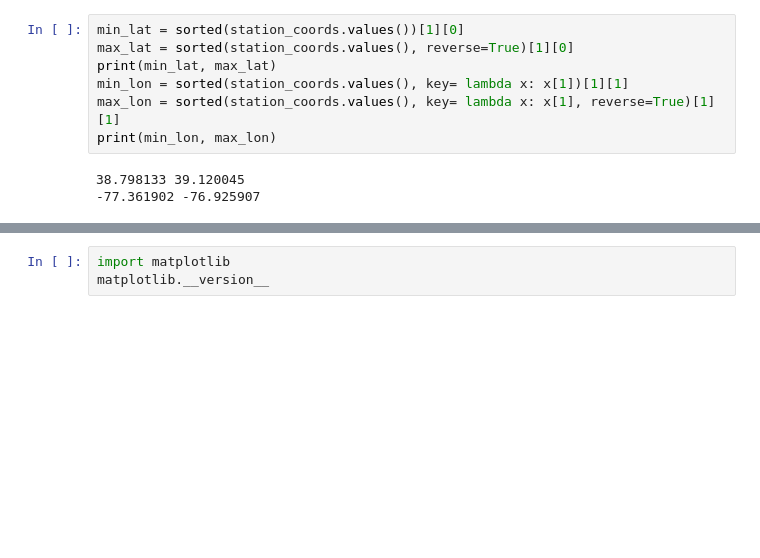
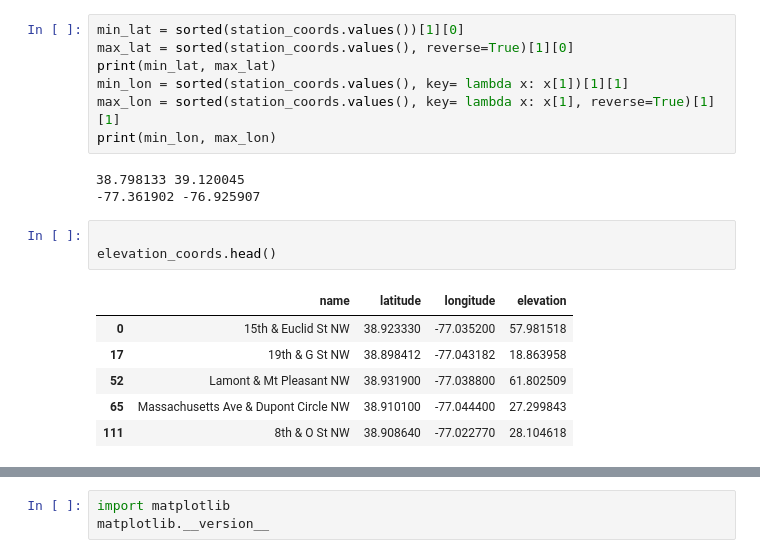
Before and after one commit to cdepeuter/citibike, a Jupyter notebook: dc_downloads.ipynb, the cells around one changed output, grey strips where cells are left out. Saved outputs shown, nothing was run; the diff lists cells and outputs as text; blank space fills up the shorter version.

```diff
--- a/dc_downloads.ipynb
+++ b/dc_downloads.ipynb
@@ -261,3 +261,13 @@ print(min_lon, max_lon)
 # %% [output]
 38.798133 39.120045
 -77.361902 -76.925907
+# %%
+
+elevation_coords.head()
+# %% [output]
+|  | name | latitude | longitude | elevation |
+| 0 | 15th & Euclid St NW | 38.923330 | -77.035200 | 57.981518 |
+| 17 | 19th & G St NW | 38.898412 | -77.043182 | 18.863958 |
+| 52 | Lamont & Mt Pleasant NW | 38.931900 | -77.038800 | 61.802509 |
+| 65 | Massachusetts Ave & Dupont Circle NW | 38.910100 | -77.044400 | 27.299843 |
+| 111 | 8th & O St NW | 38.908640 | -77.022770 | 28.104618 |
```
Also changed, not shown: parts of 8 cells of this notebook, 3 other files.
